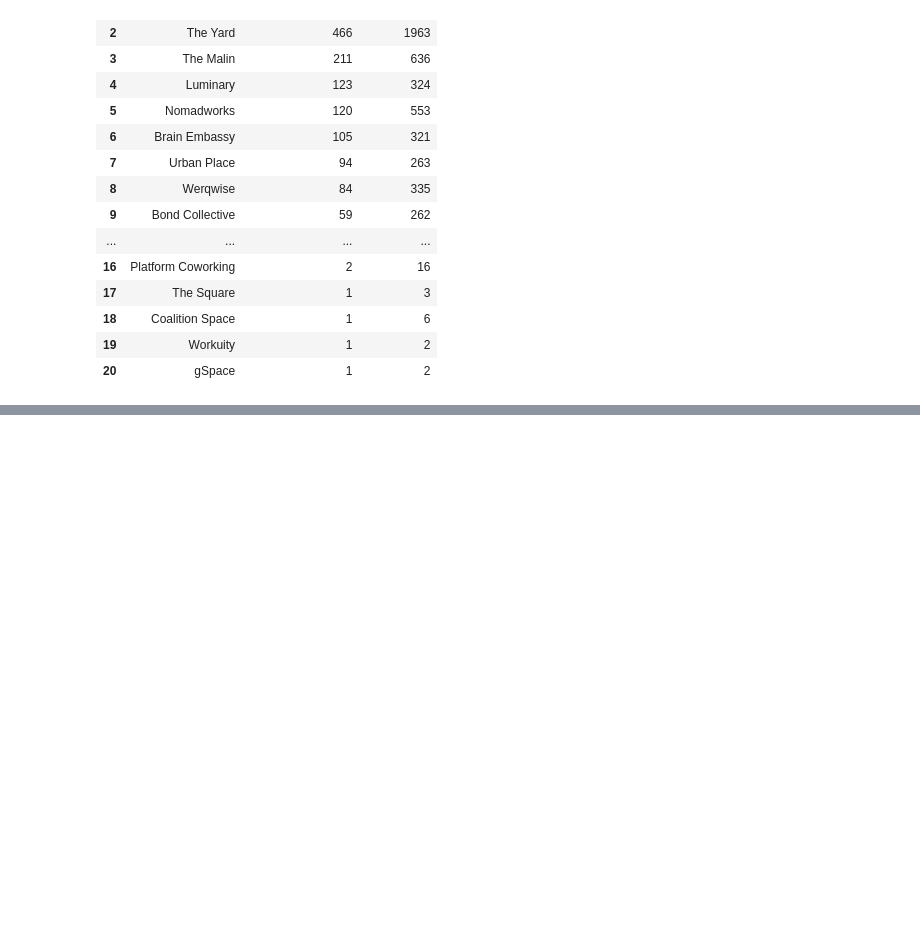
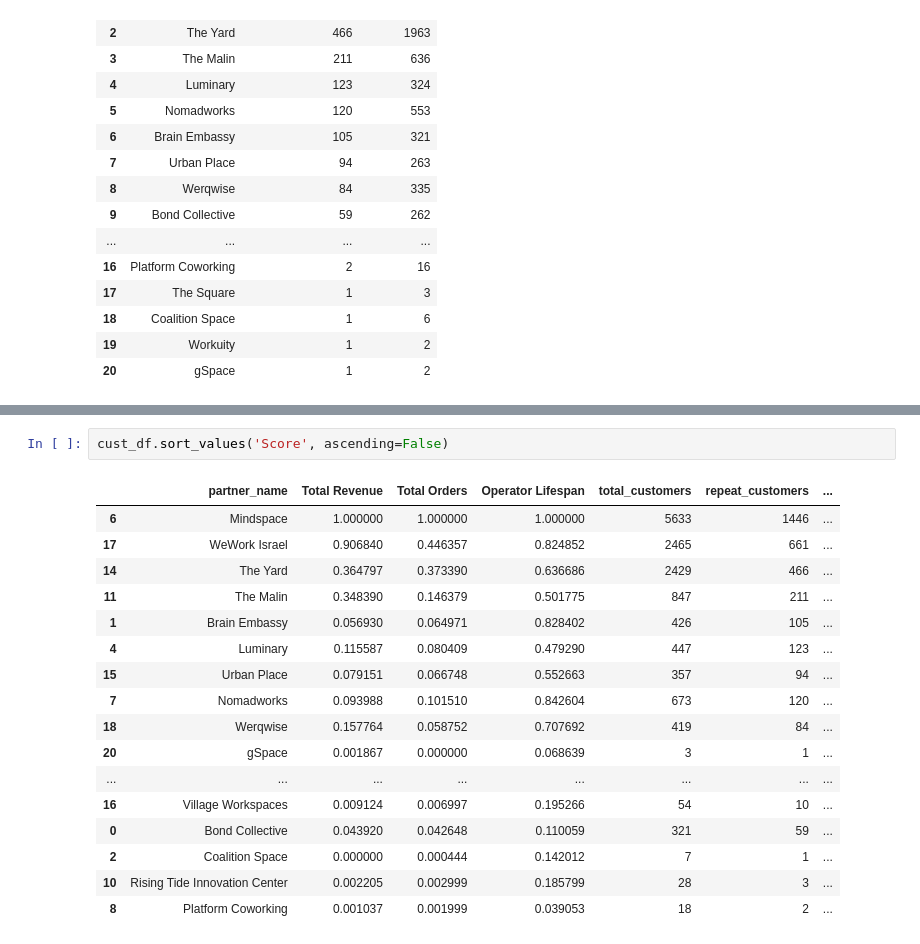
Before and after one commit to talnmizrachi/flexspace_proj, a Jupyter notebook: july_13_flexpython.ipynb, the cells around one changed output, grey strips where cells are left out. Drawn from its saved outputs; the diff is of its cells as text; blank space fills up the shorter version.

```diff
--- a/july_13_flexpython.ipynb
+++ b/july_13_flexpython.ipynb
@@ -665,0 +879,20 @@ customer_df
+# %%
+cust_df.sort_values('Score', ascending=False)
+# %% [output]
+|  | partner_name | Total Revenue | Total Orders | Operator Lifespan | total_customers | repeat_customers | ... |
+| 6 | Mindspace | 1.000000 | 1.000000 | 1.000000 | 5633 | 1446 | ... |
+| 17 | WeWork Israel | 0.906840 | 0.446357 | 0.824852 | 2465 | 661 | ... |
+| 14 | The Yard | 0.364797 | 0.373390 | 0.636686 | 2429 | 466 | ... |
+| 11 | The Malin | 0.348390 | 0.146379 | 0.501775 | 847 | 211 | ... |
+| 1 | Brain Embassy | 0.056930 | 0.064971 | 0.828402 | 426 | 105 | ... |
+| 4 | Luminary | 0.115587 | 0.080409 | 0.479290 | 447 | 123 | ... |
+| 15 | Urban Place | 0.079151 | 0.066748 | 0.552663 | 357 | 94 | ... |
+| 7 | Nomadworks | 0.093988 | 0.101510 | 0.842604 | 673 | 120 | ... |
+| 18 | Werqwise | 0.157764 | 0.058752 | 0.707692 | 419 | 84 | ... |
+| 20 | gSpace | 0.001867 | 0.000000 | 0.068639 | 3 | 1 | ... |
+| ... | ... | ... | ... | ... | ... | ... | ... |
+| 16 | Village Workspaces | 0.009124 | 0.006997 | 0.195266 | 54 | 10 | ... |
+| 0 | Bond Collective | 0.043920 | 0.042648 | 0.110059 | 321 | 59 | ... |
+| 2 | Coalition Space | 0.000000 | 0.000444 | 0.142012 | 7 | 1 | ... |
+| 10 | Rising Tide Innovation Center | 0.002205 | 0.002999 | 0.185799 | 28 | 3 | ... |
+| 8 | Platform Coworking | 0.001037 | 0.001999 | 0.039053 | 18 | 2 | ... |
```
Also changed, not shown: parts of 20 cells of this notebook.
